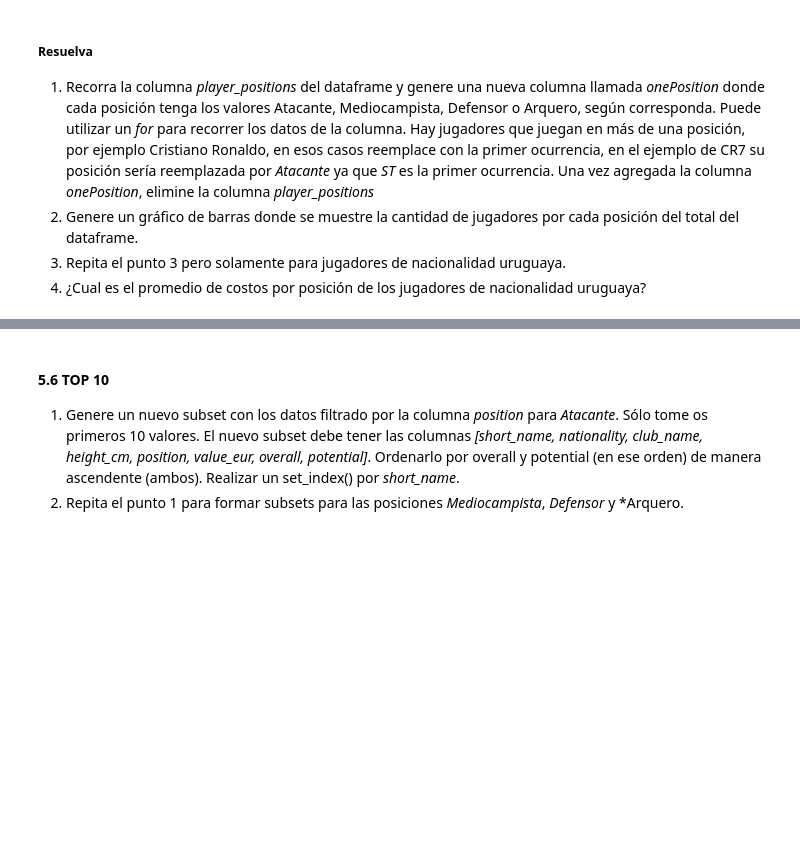
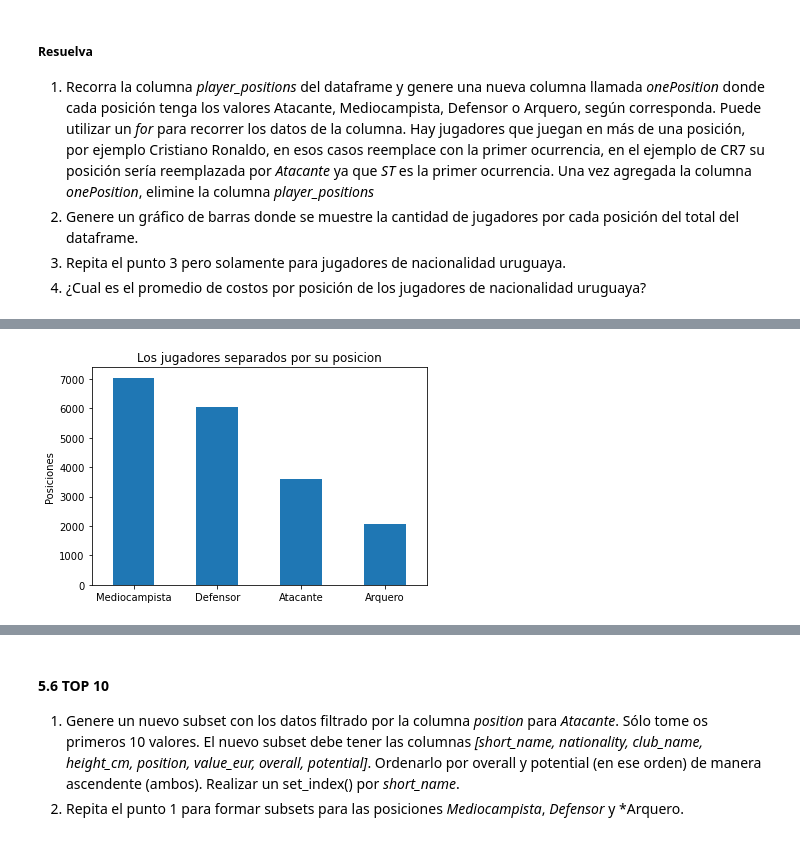
Before and after one commit to maximilianog258/PDAMaxiG, a Jupyter notebook: Ejercitación Pandas/Ejercitación-Pandas.ipynb, the cells around one changed output, grey strips where cells are left out. Saved outputs shown, nothing was run; the diff lists cells and outputs as text; code cells hidden in the pictures; blank space fills up the shorter version.

```diff
--- a/Ejercitación Pandas/Ejercitación-Pandas.ipynb
+++ b/Ejercitación Pandas/Ejercitación-Pandas.ipynb
@@ -748,4 +894,36 @@ fifa21[["player_positions","short_name"]].set_index("short_name").head()
 3. Repita el punto 3 pero solamente para jugadores de nacionalidad uruguaya.
 4. ¿Cual es el promedio de costos por posición de los jugadores de nacionalidad uruguaya?
 # %%
-## TODO 5.5
+## TODO 5.5.1
+import re
+
+copiaFF21= fifa21[["player_positions","short_name"]].set_index("short_name")
+posicion=fifa21["player_positions"]
+posicion[0]
+
+# - 'ST','CF','RW','LW',"LF", "RF" = Atacante
+# - 'LM','RM','CM','CDM','CAM', "RWB" = Mediocampista
+# - 'LB','RB','CB', 'LWB' = Defensor
+# - 'GK' = Arquero
+onePosition=[]
+
+for a in posicion:
+    a = re.sub(" ","",a)
+    a = a.split(",")
+    if a[0] == "ST" or a[0] == "CF" or a[0]  =="RW" or a[0]  =="LW" or a[0]  =="LF" or a[0] =="RF":
+        onePosition.append("Atacante")
+    elif a[0] == "LM" or a[0] == "RM" or a[0]  =="CM" or a[0]  =="CDM" or a[0]  =="CAM" or a[0] =="RWB":
+        onePosition.append("Mediocampista")
+    elif a[0] == "LB" or a[0] == "RB" or a[0]  =="CB" or a[0]  =="LWB" :
+        onePosition.append("Defensor")
+    elif a[0] == "GK":
+        onePosition.append("Arquero")
+    else:
+        print(a)
+
+
+fifa21["OnePosition"]=onePosition
+
+fifa21.drop("player_positions", 1)
+
+#print(onePosition)
@@ -751,0 +944,10 @@ fifa21[["player_positions","short_name"]].set_index("short_name").head()
+# %%
+#. Genere un gráfico de barras donde se muestre la cantidad de jugadores por cada posición del total del dataframe.
+
+posiciones= fifa21["OnePosition"]
+cantidad= posiciones.value_counts()
+
+cantidad.plot(kind = "bar", title = "Los jugadores separados por su posicion", ylabel = "Posiciones", rot = 0)
+plt.show()
+# %% [output]
+[figure, added]
```
Also changed, not shown: parts of 19 cells of this notebook, 1 other file.
